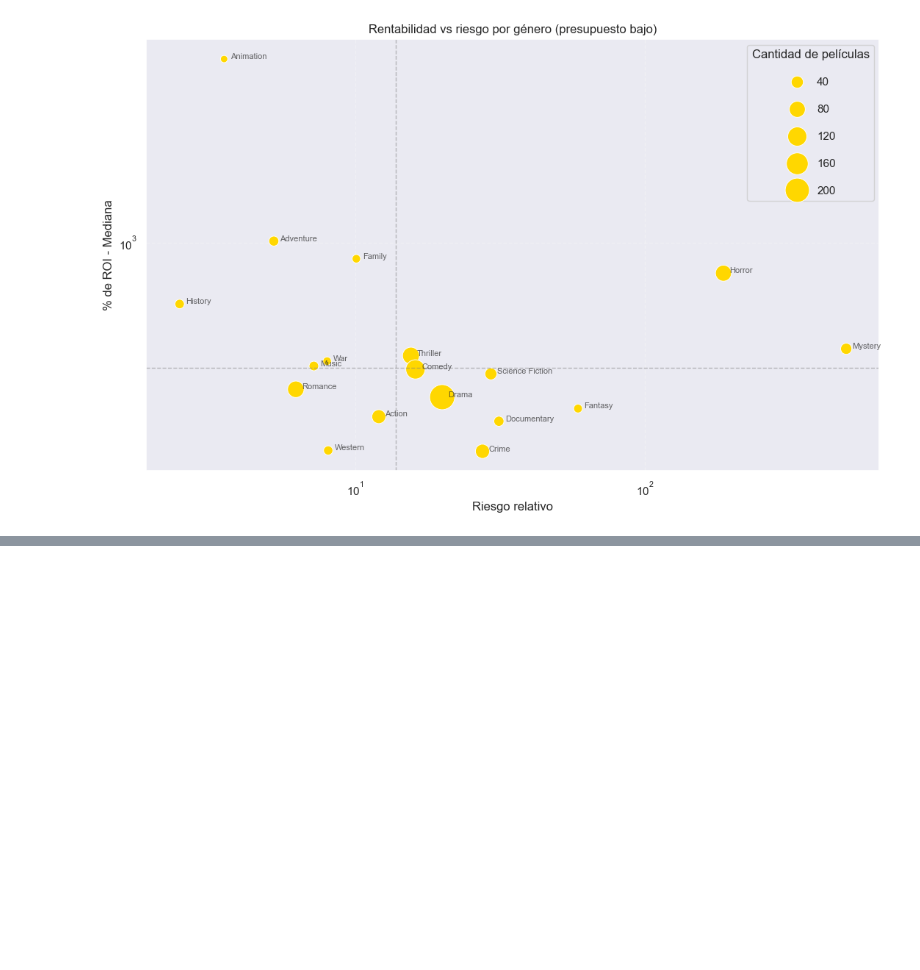
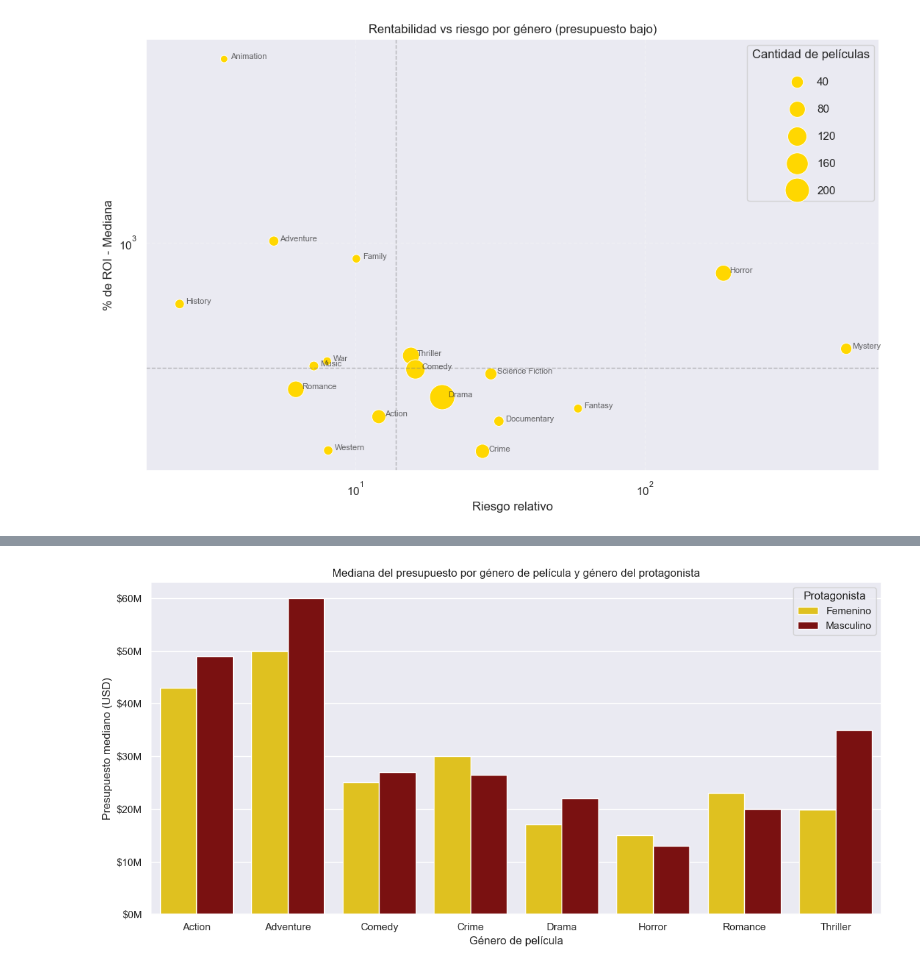
Before and after one commit to carlosalejo11/Cue, a Jupyter notebook: notebooks/04_visualizaciones.ipynb, the cells around one changed output, grey strips where cells are left out. Cells and saved outputs as stored; diff of their text form; code cells hidden in the pictures; blank space fills up the shorter version.

```diff
--- a/notebooks/04_visualizaciones.ipynb
+++ b/notebooks/04_visualizaciones.ipynb
@@ -227,0 +241,4 @@ plt.show()
+# %%
+df_credits = pd.read_csv('../data/raw/tmdb_5000_credits.csv')
+print(df_credits.columns.tolist())
+print(df_credits['cast'].iloc[0][:500])
@@ -227,0 +308,18 @@ plt.show()
+# %%
+# Presupuesto por género del protagonista (Por 8 géneros de película)
+df_genre_gender = (df_gender.explode('genres').groupby(['genres', 'lead_gender'], as_index=False)['budget'].median().round(0))
+
+df_genre_gender = df_genre_gender[df_genre_gender['genres'].isin(['Drama', 'Comedy', 'Action', 'Thriller', 'Romance', 'Horror', 'Crime', 'Adventure'])]
+
+plt.figure(figsize=(12, 6))
+sns.barplot(data=df_genre_gender, x='genres', y='budget', hue='lead_gender', palette={'Femenino': 'gold', 'Masculino': 'darkred'})
+plt.title('Mediana del presupuesto por género de película y género del protagonista')
+plt.xlabel('Género de película')
+plt.ylabel('Presupuesto mediano (USD)')
+plt.gca().yaxis.set_major_formatter(plt.FuncFormatter(lambda x, _: f'${x/1_000_000:.0f}M'))
+plt.legend(title='Protagonista')
+plt.tight_layout()
+plt.savefig('../visualizations/07_presupuesto_genero_protagonista.png', dpi=150, bbox_inches='tight')
+plt.show()
+# %% [output]
+[figure, added]
```
Also changed, not shown: parts of 7 cells of this notebook, 4 other files.
